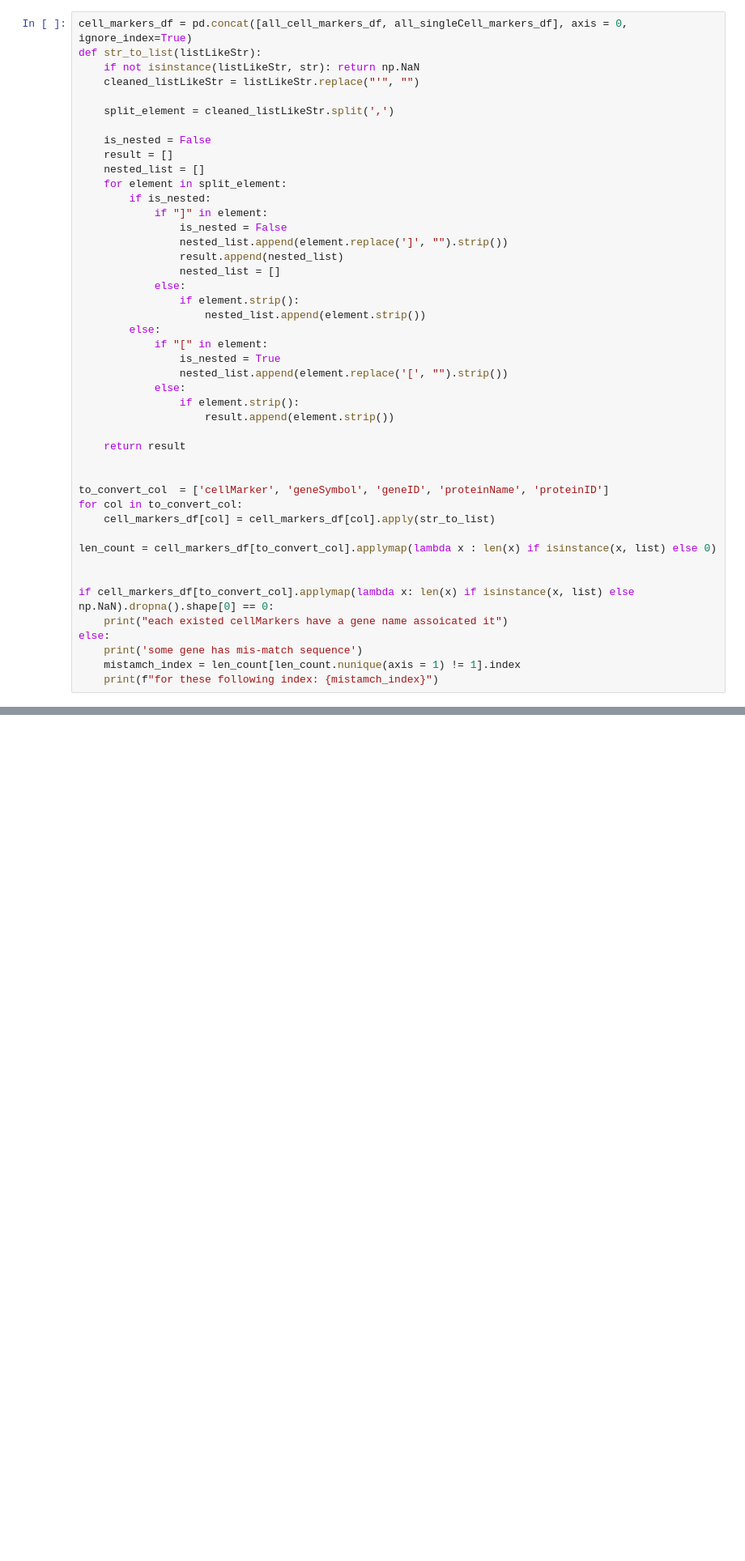
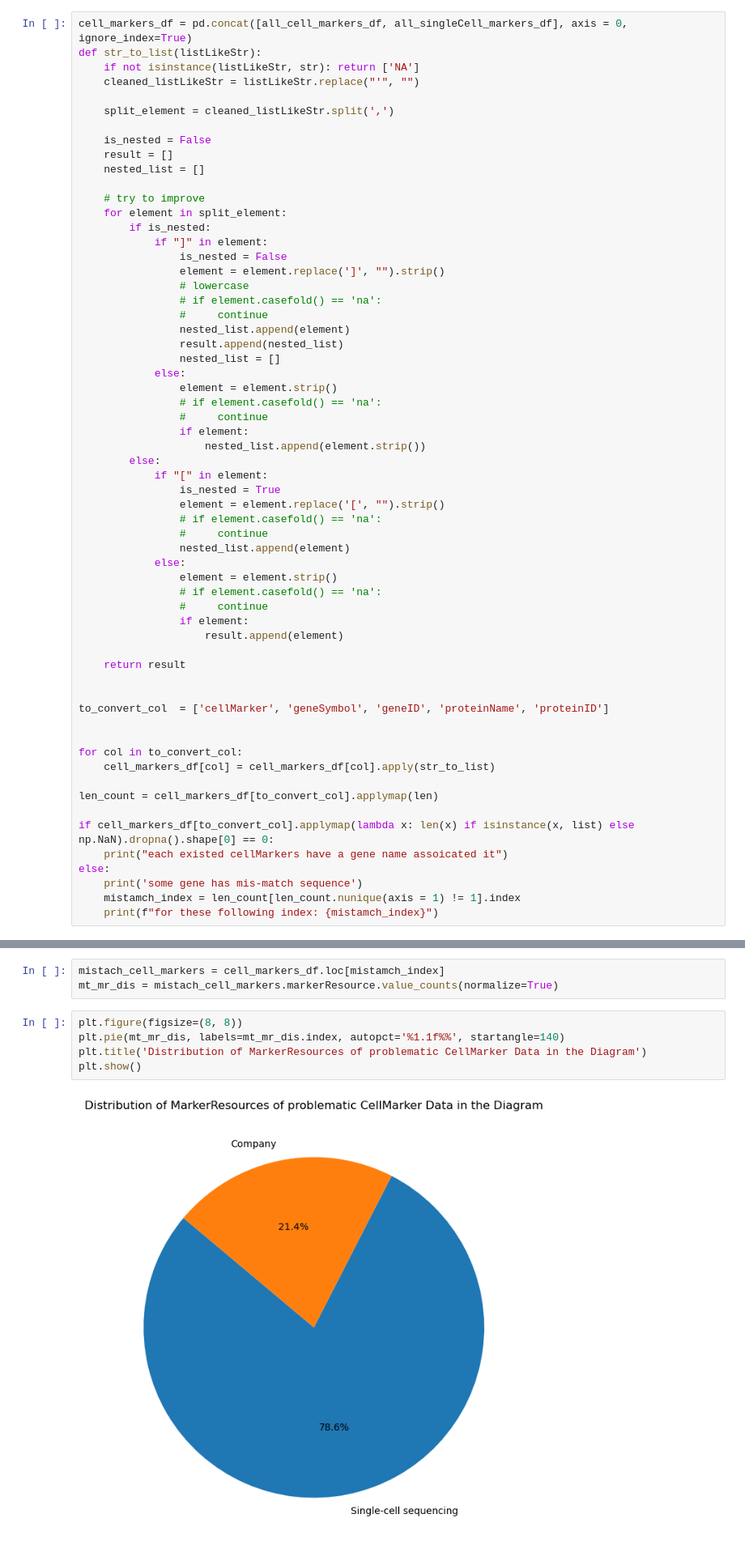
Before and after one commit to g7xu/CellMaker_DataParser, a Jupyter notebook: eda/all_cell_eda.ipynb, the cells around one changed output, grey strips where cells are left out. Shown at 81% size. Cells and saved outputs as stored; diff of their text form; blank space fills up the shorter version.

Commit message:
Update all_cell_eda.ipynb
- update `str_to_list` to handle NaN value
- add eda on the problematic Cell Marker

```diff
--- a/eda/all_cell_eda.ipynb
+++ b/eda/all_cell_eda.ipynb
@@ -181,7 +182,7 @@ each existed cellMarkers have a gene name assoicated it
 # %%
 cell_markers_df = pd.concat([all_cell_markers_df, all_singleCell_markers_df], axis = 0, ignore_index=True)
 def str_to_list(listLikeStr):
-    if not isinstance(listLikeStr, str): return np.NaN
+    if not isinstance(listLikeStr, str): return ['NA']
     cleaned_listLikeStr = listLikeStr.replace("'", "")
 
     split_element = cleaned_listLikeStr.split(',')
@@ -189,33 +190,49 @@ def str_to_list(listLikeStr):
     is_nested = False
     result = []
     nested_list = []
+
+    # try to improve
     for element in split_element:
         if is_nested:
             if "]" in element:
                 is_nested = False
-                nested_list.append(element.replace(']', "").strip())
+                element = element.replace(']', "").strip()
+                # lowercase
+                # if element.casefold() == 'na':
+                #     continue
+                nested_list.append(element)
                 result.append(nested_list)
                 nested_list = []
             else:
-                if element.strip():
+                element = element.strip()
+                # if element.casefold() == 'na':
+                #     continue
+                if element:
                     nested_list.append(element.strip())
         else:
             if "[" in element:
                 is_nested = True
-                nested_list.append(element.replace('[', "").strip())
+                element = element.replace('[', "").strip()
+                # if element.casefold() == 'na':
+                #     continue
+                nested_list.append(element)
             else:
-                if element.strip():
-                    result.append(element.strip())
+                element = element.strip()
+                # if element.casefold() == 'na':
+                #     continue
+                if element:
+                    result.append(element)
 
     return result
 
 
 to_convert_col  = ['cellMarker', 'geneSymbol', 'geneID', 'proteinName', 'proteinID']
+
+
 for col in to_convert_col:
     cell_markers_df[col] = cell_markers_df[col].apply(str_to_list)
 
-len_count = cell_markers_df[to_convert_col].applymap(lambda x : len(x) if isinstance(x, list) else 0)
-
+len_count = cell_markers_df[to_convert_col].applymap(len)
 
 if cell_markers_df[to_convert_col].applymap(lambda x: len(x) if isinstance(x, list) else np.NaN).dropna().shape[0] == 0:
     print("each existed cellMarkers have a gene name assoicated it")
@@ -236 +248,11 @@ for these following index: Int64Index([  64,   65,   66,  101,  214,  332,  412,
            dtype='int64')
+# %%
+mistach_cell_markers = cell_markers_df.loc[mistamch_index]
+mt_mr_dis = mistach_cell_markers.markerResource.value_counts(normalize=True)
+# %%
+plt.figure(figsize=(8, 8))
+plt.pie(mt_mr_dis, labels=mt_mr_dis.index, autopct='%1.1f%%', startangle=140)
+plt.title('Distribution of MarkerResources of problematic CellMarker Data in the Diagram')
+plt.show()
+# %% [output]
+[figure, added]
```
Also changed, not shown: parts of 6 cells of this notebook.
